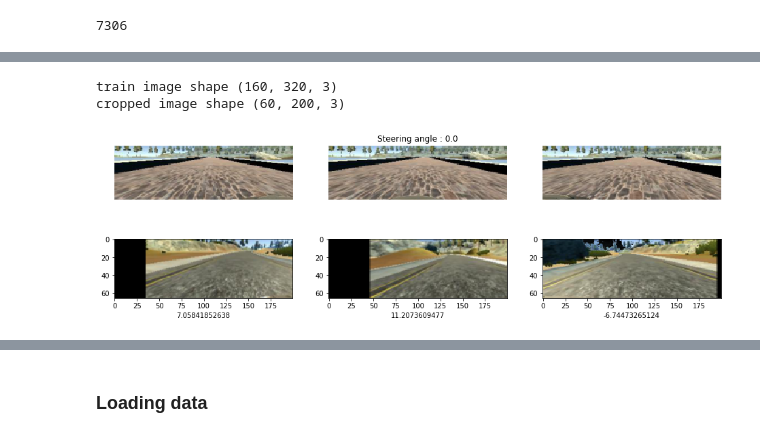
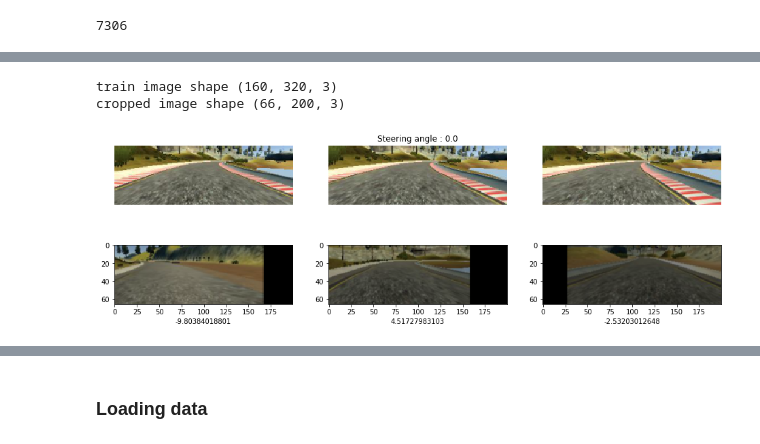
Before and after one commit to ab2005/carnd-behavioral-cloning, a Jupyter notebook: project.ipynb, the cells around one changed output, grey strips where cells are left out. Drawn from its saved outputs; the diff is of its cells as text; code cells hidden in the pictures.

```diff
--- a/project.ipynb
+++ b/project.ipynb
@@ -979,14 +675,17 @@ plt.show()
 # %%
-def process_newimage_file(name):
-    # Preprocessing image files
-    image = cv2.imread('data/' + name)
-    image = cv2.cvtColor(image,cv2.COLOR_BGR2RGB)
-    return image/255. - .5
+MODEL_IMG_WIDTH = 200
+MODEL_IMG_HEIGHT = 66
 
-def resize_image(image, new_size_col = 200, new_size_row = 60):
+
+def read_image(file):
+    # Readimage from file
+    image = imread('data/' + file)
+    return image
+
+def crop_resize_image(image,new_size_col=MODEL_IMG_WIDTH,new_size_row=MODEL_IMG_HEIGHT):
     shape = image.shape
     # note: numpy arrays are (row, col)!
-    image = image[math.floor(shape[0]/4):shape[0]-15, 0:shape[1]]
+    image = image[math.floor(shape[0]/4):shape[0]-25, 0:shape[1]]
     image = cv2.resize(image,(new_size_col, new_size_row), interpolation=cv2.INTER_AREA)
     return image
 # %%
@@ -1102,35 +787,30 @@ def preprocessImage(image):
 # %%
-rev_steer_s = np.array(data_files_s.steer,dtype=np.float32)
-steer_sm_s = rev_steer_s
-data_files_s['steer_sm'] = pd.Series(steer_sm_s, index=data_files_s.index)
-
-image_c = process_newimage_file(data_files_s['center'][0].strip())
-rows, cols, channels = image_c.shape
-print('train image shape',  image_c.shape)
-
-croped_image = resize_image(image_c)
-print('cropped image shape',  croped_image.shape)
-
 # Test out cropping out region of interest
 ind_num = np.random.randint(len(data_files_s))
 
-image_c = resize_image(process_newimage_file(data_files_s['center'][ind_num].strip()))
-image_r = resize_image(process_newimage_file(data_files_s['right'][ind_num].strip()))
-image_l = resize_image(process_newimage_file(data_files_s['left'][ind_num].strip()))
+image_c = read_image(data_files_s['center'][ind_num].strip())
+rows, cols, channels = image_c.shape
+print('train image shape',  image_c.shape)
+croped_image = crop_resize_image(image_c)
+print('cropped image shape',  croped_image.shape)
+
+image_c = crop_resize_image(read_image(data_files_s['center'][ind_num].strip()))
+image_r = crop_resize_image(read_image(data_files_s['right'][ind_num].strip()))
+image_l = crop_resize_image(read_image(data_files_s['left'][ind_num].strip()))
 
 plt.figure()
 plt.subplot(1,3,1)
-plt.imshow(image_l+.5);
+plt.imshow(image_l);
 plt.axis('off')
 plt.subplot(1,3,2)
-plt.imshow(image_c+.5);
+plt.imshow(image_c);
 plt.axis('off')
 plt.title('Steering angle : '+ str(np.round(rev_steer_s[ind_num]*25,2) ));
 plt.subplot(1,3,3)
-plt.imshow(image_r+.5);
+plt.imshow(image_r);
 plt.axis('off');
 # %% [output]
 train image shape (160, 320, 3)
-cropped image shape (60, 200, 3)
+cropped image shape (66, 200, 3)
-[figure, old version]
+[figure, new version]
 # %%
@@ -1177,7 +847,5 @@ def preprocess_image_file_train(line_data):
 # %%
 # Test augmentation
-MODEL_IMG_WIDTH = 200
-MODEL_IMG_HEIGHT = 66
 c = np.random.randint(len(data_files_s))
 l_c = data_files_s.iloc[[c]].reset_index()
 r = np.random.randint(len(data_files_s))
@@ -1188,18 +856,19 @@ l_l = data_files_s.iloc[[l]].reset_index()
 image_c, a_c = preprocess_image_file_train(l_c)
 image_r, a_r = preprocess_image_file_train(l_r)
 image_l, a_l = preprocess_image_file_train(l_l)
+
 plt.figure()
 plt.subplot(1,3,1)
 plt.xlabel(a_l * 25)
-plt.imshow(image_l+.5);
+plt.imshow(image_l);
 plt.subplot(1,3,2)
 plt.xlabel(a_c * 25)
-plt.imshow(image_c+.5);
+plt.imshow(image_c);
 plt.subplot(1,3,3)
 plt.xlabel(a_r * 25)
-plt.imshow(image_r+.5);
+plt.imshow(image_r);
 # %% [output]
-[figure, old version]
+[figure, new version]
 # %%
 from keras.models import Sequential
 from keras.layers import Dense, Dropout, Flatten, Lambda, ELU
```
Also changed, not shown: parts of 21 cells of this notebook, 2 other files.
